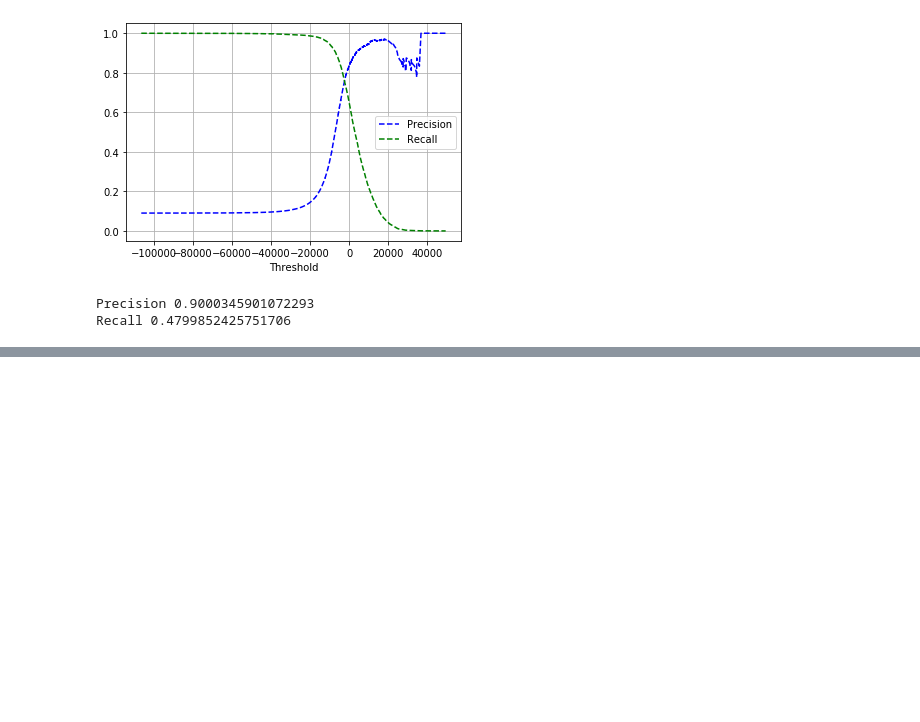
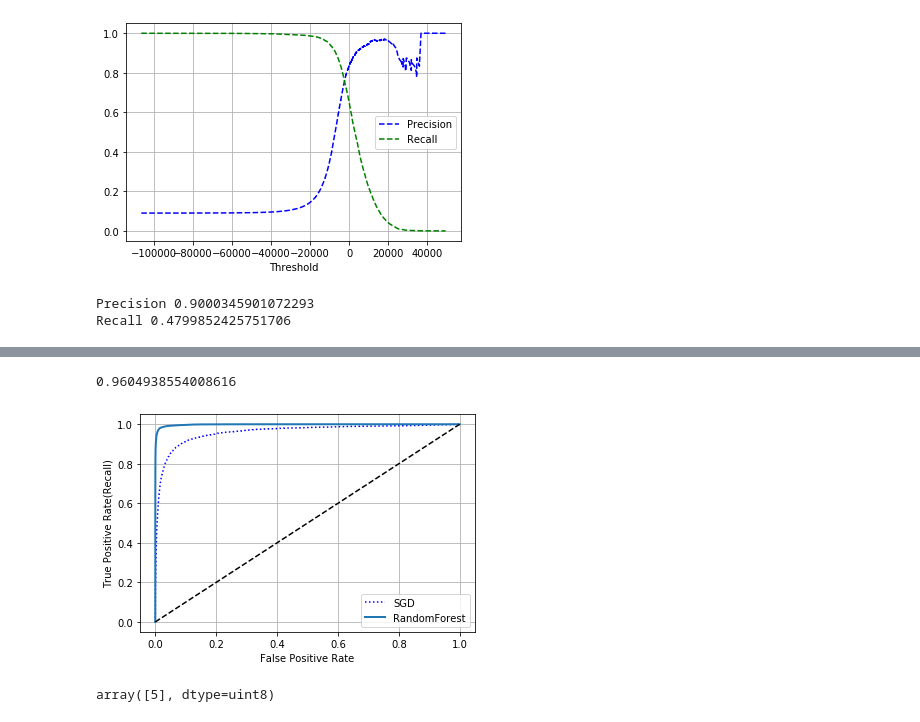
Before and after one commit to pacientes/deep-learning-from-scratch-3, a Jupyter notebook: Chap_03/Chap_03.ipynb, the cells around one changed output, grey strips where cells are left out. Drawn from its saved outputs; the diff is of its cells as text; code cells hidden in the pictures; blank space fills up the shorter version.

```diff
--- a/Chap_03/Chap_03.ipynb
+++ b/Chap_03/Chap_03.ipynb
@@ -192,0 +211,35 @@ Recall 0.4799852425751706
+# %%
+# ROC 커브의 면적 구하기, 완벽한 분류기의 면적은 1.0이고, 완전한 랜덤 분류기는 0.5이다.
+from sklearn.metrics import roc_auc_score
+
+roc_auc_score(y_train_5, y_scores)
+# %% [output]
+0.9604938554008616
+# %%
+# RandomForestClassifier를 사용한 결과 확인
+from sklearn.ensemble import RandomForestClassifier
+
+forest_clf = RandomForestClassifier(random_state=42)
+y_probas_forest = cross_val_predict(forest_clf, X_train, y_train_5, cv=3,
+                                    method="predict_proba")
+# %%
+y_scores_forest = y_probas_forest[:, 1] # 양성 클래스에 대한 확률을 점수로 사용
+fpr_forest, tpr_forest, thresholds_forest = roc_curve(y_train_5, y_scores_forest)
+
+# ROC 커브 그리기
+plt.plot(fpr, tpr, "b:", label="SGD")
+plot_roc_curve(fpr_forest, tpr_forest, label="RandomForest")
+plt.legend(loc="lower right")
+plt.show()
+# %% [output]
+[figure, added]
+# %%
+# 다중분류기 (지금까지는 숫자가 5인지, 아닌지만 분류했었다.)를 사용해보자.
+# 이진분류기를 여러개 조합해서 다중분류를 수행하는 SVC를 해보자.
+from sklearn.svm import SVC
+
+svm_clf = SVC()
+svm_clf.fit(X_train, y_train)
+svm_clf.predict([some_digit])
+# %% [output]
+array([5], dtype=uint8)
```
Also changed, not shown: parts of 2 cells of this notebook.
